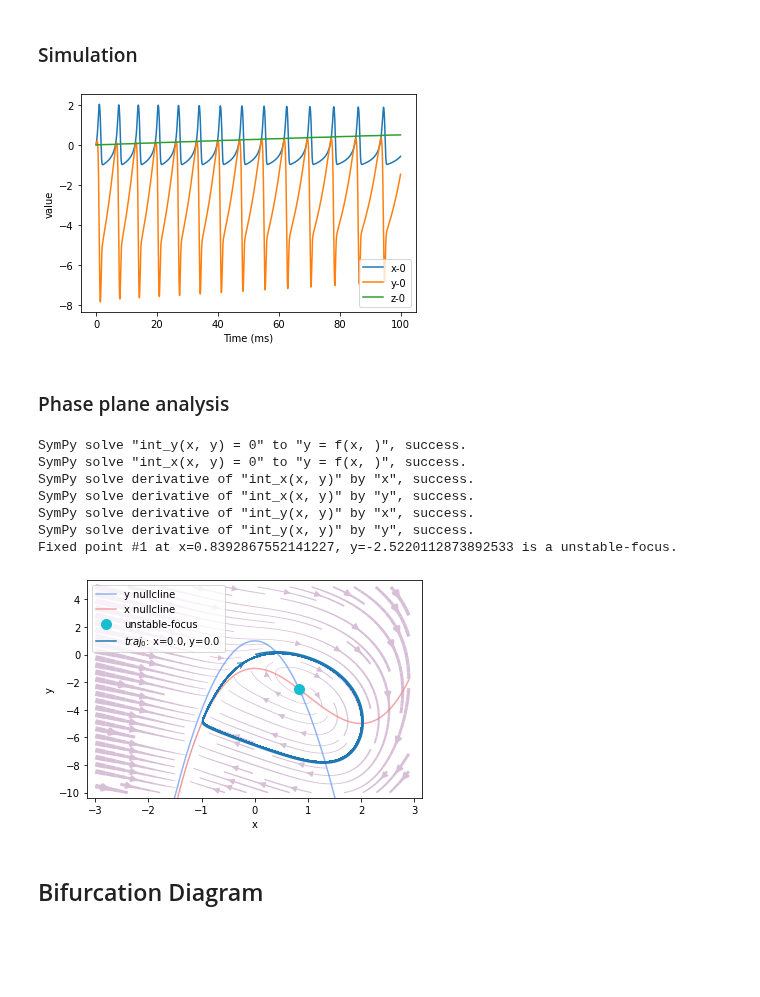
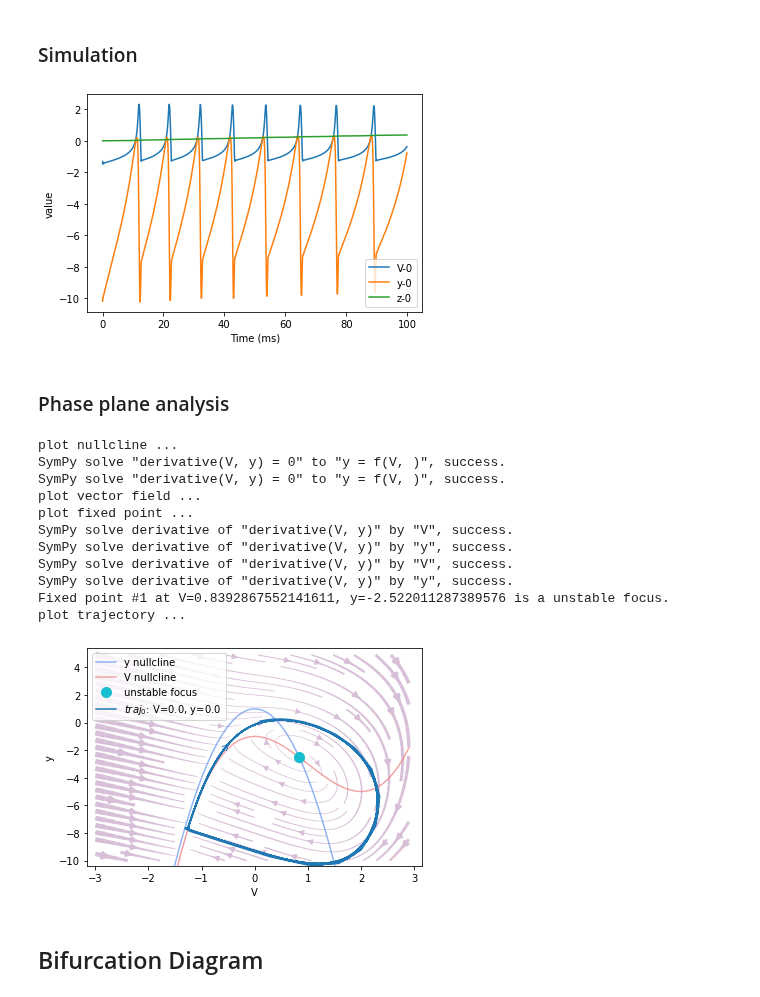
Before and after one commit to quanpeng0/BrainModels, a Jupyter notebook: docs/tutorials/dynamics_analysis/bursting_analysis.ipynb, the cells around one changed output. Drawn from its saved outputs; the diff is of its cells as text; code cells hidden in the pictures; blank space fills up the shorter version.

```diff
--- a/docs/tutorials/dynamics_analysis/bursting_analysis.ipynb
+++ b/docs/tutorials/dynamics_analysis/bursting_analysis.ipynb
@@ -43,38 +55,42 @@ def get_model(a=1., b=3., c=1., d=5., s=4., x_r=-1.6, r=0.001, Vth=1.9):
 # %% [markdown]
 ### Simulation
 # %%
-neuron = get_model()
+group = HR(1, monitors=['V', 'y', 'z'])
 
-group = bp.NeuGroup(neuron, 1, monitors=['x', 'y', 'z'])
-group.run(100., inputs=('ST.input', 1.))
-bp.visualize.line_plot(group.mon.ts, group.mon.x, legend='x', )
+group.run(100., inputs=('input', 1.))
+bp.visualize.line_plot(group.mon.ts, group.mon.V, legend='V', )
 bp.visualize.line_plot(group.mon.ts, group.mon.y, legend='y', )
 bp.visualize.line_plot(group.mon.ts, group.mon.z, legend='z', show=True)
 # %% [output]
-[figure, old version]
+[figure, new version]
 # %% [markdown]
 ### Phase plane analysis
 # %%
 analyzer = bp.analysis.PhasePlane(
-    model=neuron,
-    target_vars={'x': [-3, 3], 'y': [-10., 5.]},
-    fixed_vars={'Isyn': 1., 'z': 0.})
+    group.integral,
+    target_vars={'V': [-3, 3], 'y': [-10., 5.]},
+    fixed_vars={'z': 0.},
+    pars_update=dict(a=1., b=3., c=1., d=5., s=4., x_r=-1.6, r=0.001, Isyn=1.)
+)
 analyzer.plot_nullcline()
 analyzer.plot_vector_field()
 analyzer.plot_fixed_point()
-analyzer.plot_trajectory([{'x': 0., 'y': 0.}],
+analyzer.plot_trajectory([{'V': 0., 'y': 0.}],
                          duration=100.,
-                         inputs=('ST.input', 1.),
                          show=True)
 # %% [output]
-SymPy solve "int_y(x, y) = 0" to "y = f(x, )", success.
-SymPy solve "int_x(x, y) = 0" to "y = f(x, )", success.
-SymPy solve derivative of "int_x(x, y)" by "x", success.
-SymPy solve derivative of "int_x(x, y)" by "y", success.
-SymPy solve derivative of "int_y(x, y)" by "x", success.
-SymPy solve derivative of "int_y(x, y)" by "y", success.
-Fixed point #1 at x=0.8392867552141227, y=-2.5220112873892533 is a unstable-focus.
+plot nullcline ...
+SymPy solve "derivative(V, y) = 0" to "y = f(V, )", success.
+SymPy solve "derivative(V, y) = 0" to "y = f(V, )", success.
+plot vector field ...
+plot fixed point ...
+SymPy solve derivative of "derivative(V, y)" by "V", success.
+SymPy solve derivative of "derivative(V, y)" by "y", success.
+SymPy solve derivative of "derivative(V, y)" by "V", success.
+SymPy solve derivative of "derivative(V, y)" by "y", success.
+Fixed point #1 at V=0.8392867552141611, y=-2.522011287389576 is a unstable focus.
+plot trajectory ...
-[figure, old version]
+[figure, new version]
 # %% [markdown]
 ## Bifurcation Diagram
 # %%
```
Also changed, not shown: parts of 5 cells of this notebook, 48 other files.
